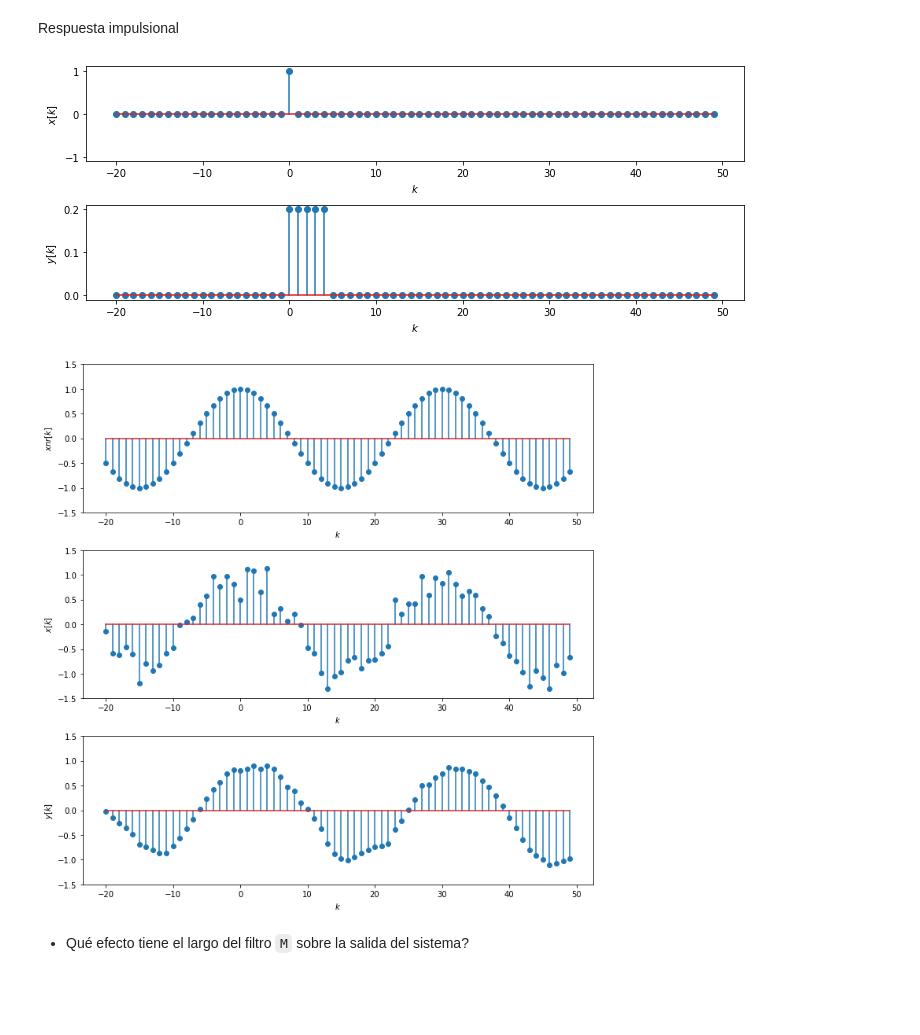
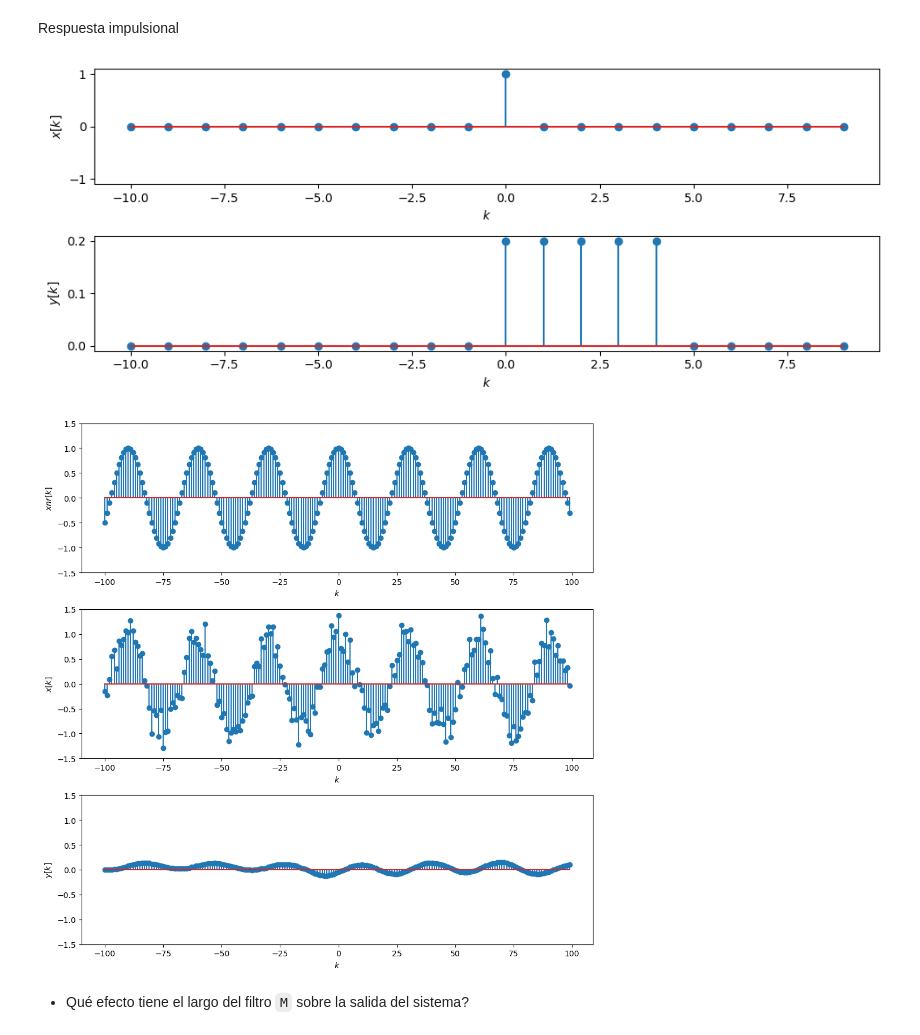
Before and after one commit to pierrediazp/Se-ales_y_Sistemas, a Jupyter notebook: LTI_Discreto.ipynb, the cells around one changed output. Saved outputs shown, nothing was run; the diff lists cells and outputs as text; code cells hidden in the pictures; blank space fills up the shorter version.

```diff
--- a/LTI_Discreto.ipynb
+++ b/LTI_Discreto.ipynb
@@ -154,7 +157,7 @@ M = 5
 a = [1.0]# Coeficientes a_n
 b = 1/M * np.ones(M)# Coeficientes b_n
 
-k = np.arange(-20, 50)# Vector de instantes para simular
+k = np.arange(-10, 10)# Vector de instantes para simular
 
 x = np.where((k == 0), 1.0, 0.0)
 # Señal de entrada
@@ -173,41 +176,43 @@ plt.xlabel('$k$')
 plt.ylabel('$y[k]$')
 plt.tight_layout()
 # %% [output]
-[figure, old version]
+[figure, new version]
 # %%
-M = 5
+M = 80
+k = np.arange(-100, 100)# Vector de instantes para simular
+
 a = [1.0]# Coeficientes a_n
 b = 1/M * np.ones(M)# Coeficientes b_n
 
 np.random.seed(seed=0)
 
 xnr = np.cos(2*np.pi/30 * k) # Señal x sin ruido
 x = xnr  + 0.2 * np.random.normal(size=(len(k)))# Señal x con ruido
 y = signal.lfilter(b, a, x)# Señal de salida
 
 plt.figure(figsize=(10, 10))
 
 plt.subplot(311)
 plt.stem(k,xnr)
 plt.xlabel('$k$')
 plt.ylabel(r'$xnr[k]$')
 plt.ylim([-1.5, 1.5])
 
 
 plt.subplot(312)
 plt.stem(k, x)
 plt.xlabel('$k$')
 plt.ylabel(r'$x[k]$')
 plt.ylim([-1.5, 1.5])
 
 plt.subplot(313)
 plt.stem(k, y)
 plt.xlabel('$k$')
 plt.ylabel('$y[k]$')
 plt.ylim([-1.5, 1.5])
 plt.tight_layout()
 # %% [output]
-[figure, old version]
+[figure, new version]
 # %% [markdown]
 - Qué efecto tiene el largo del filtro `M` sobre la salida del sistema?
 # %% [markdown]
```
Also changed, not shown: parts of 6 cells of this notebook, 7 other files.
